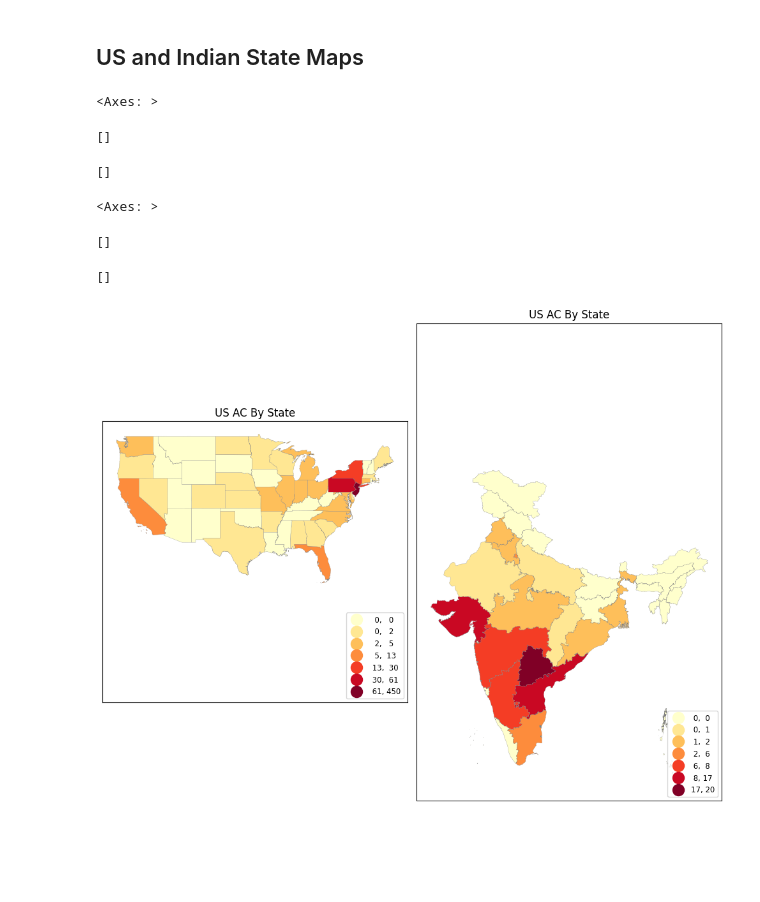
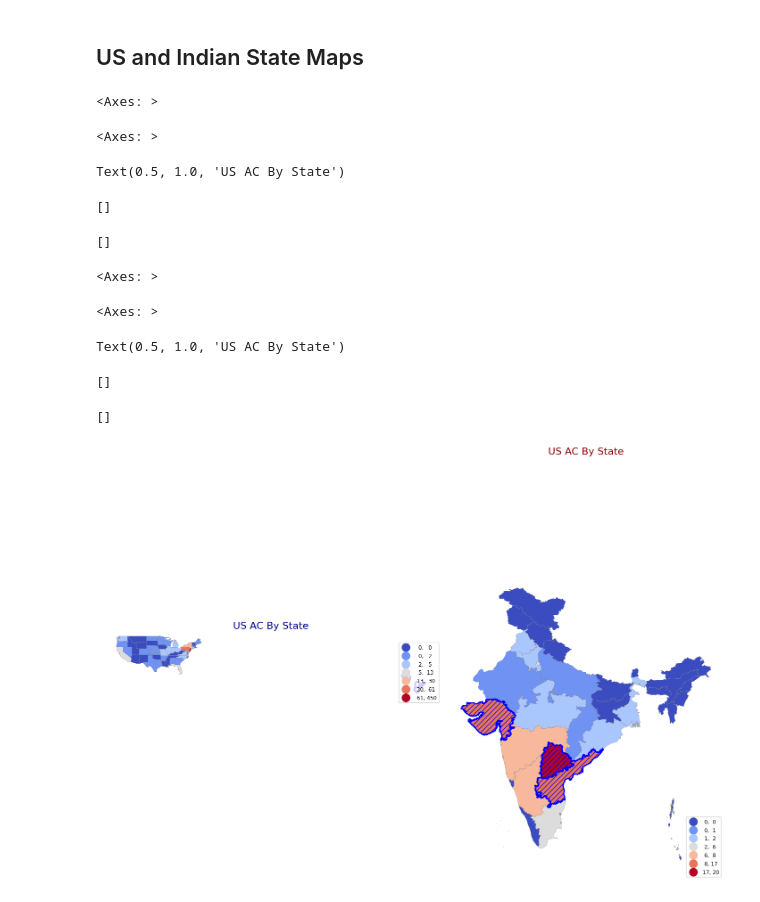
Before and after one commit to ewattudo/gis, a Jupyter notebook: PS2.ipynb, the cells around one changed output. Drawn from its saved outputs; the diff is of its cells as text; code cells hidden in the pictures; blank space fills up the shorter version.

```diff
--- a/PS2.ipynb
+++ b/PS2.ipynb
@@ -399,25 +399,61 @@ fig.show()
 [interactive output not drawn]
 # %% [markdown]
 ## US and Indian State Maps
+# %%
+INLARGEAC=INACMAP.query(("State=='Andhra Pradesh' | State=='Gujarat'| State=='Telangana'"))
 # %%
-#side-by-side: subplots 1row,2col; then just axs[0] and axs[1]
-fig, axs = plt.subplots(1,2, figsize=(10,10),sharey=True, tight_layout=True)
-LOWERACMAP.plot(ax=axs[0],column='Total',legend=True,cmap='YlOrRd',scheme='natural_breaks',k=7,
-         edgecolor='grey',linewidth=0.2,legend_kwds= {"fmt": "{:,.0f}",
-        'loc':'lower right','title_fontsize':'medium','fontsize':'small','markerscale':1.4}) #
-axs[0].title.set_text("US AC By State")
-axs[0].set_xticks([]); axs[0].set_yticks([])
+fig, axs = plt.subplots(1, 2, figsize=(15, 10), sharey=True, tight_layout=True)
 
-INACMAP.plot(ax=axs[1],column='Total',legend=True,cmap='YlOrRd',scheme='natural_breaks',k=7,
-         edgecolor='grey',linewidth=0.2,legend_kwds= {"fmt": "{:,.0f}",
-        'loc':'lower right','title_fontsize':'medium','fontsize':'small','markerscale':1.4}) #
-axs[1].title.set_text("US AC By State")
-axs[1].set_xticks([]); axs[1].set_yticks([])
+# Plot for LOWERACMAP
+LOWERACMAP.plot(
+    ax=axs[0], column='Total', legend=True, cmap='coolwarm', scheme='natural_breaks', k=7,
+    edgecolor='grey', linewidth=0.2,
+    legend_kwds={
+        "fmt": "{:,.0f}",
+        'loc': 'lower right', 'title_fontsize': 'medium', 'fontsize': 'small', 'markerscale': 1.4
+    }
+)
+# Plot for INLARGEAC on axs[0]
+INLARGEAC.plot(ax=axs[0], edgecolor='blue', linewidth=2, facecolor="none", alpha=1, hatch='///')
+
+axs[0].set_title("US AC By State", fontsize=16, color='darkblue')  # Set title size and color
+axs[0].set_xticks([])  # Remove x-axis ticks
+axs[0].set_yticks([])  # Remove y-axis ticks
+
+# Remove borders around the plot
+for spine in axs[0].spines.values():
+    spine.set_visible(False)
+
+# Plot for INACMAP
+INACMAP.plot(
+    ax=axs[1], column='Total', legend=True, cmap='coolwarm', scheme='natural_breaks', k=7,
+    edgecolor='grey', linewidth=0.2,
+    legend_kwds={
+        "fmt": "{:,.0f}",
+        'loc': 'lower right', 'title_fontsize': 'medium', 'fontsize': 'small', 'markerscale': 1.4
+    }
+)
+# Plot for INLARGEAC on axs[1]
+INLARGEAC.plot(ax=axs[1], edgecolor='blue', linewidth=2, facecolor="none", alpha=1, hatch='///')
+
+axs[1].set_title("US AC By State", fontsize=16, color='darkred')  # Set title size and color
+axs[1].set_xticks([])  # Remove x-axis ticks
+axs[1].set_yticks([])  # Remove y-axis ticks
+
+# Remove borders around the plot
+for spine in axs[1].spines.values():
+    spine.set_visible(False)
+
+plt.show()
 # %% [output]
 <Axes: >
-[]
+<Axes: >
-[]
+Text(0.5, 1.0, 'US AC By State')
-<Axes: >
+[]
 []
-[]
+<Axes: >
+<Axes: >
+Text(0.5, 1.0, 'US AC By State')
+[]
+[]
-[figure, old version]
+[figure, new version]
```
